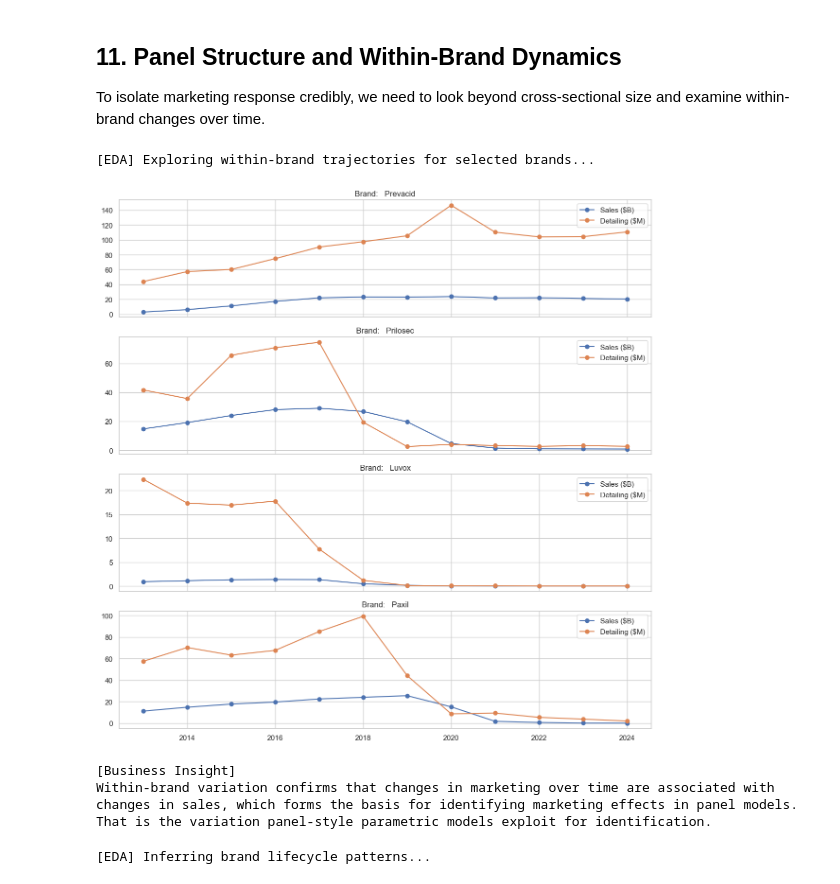
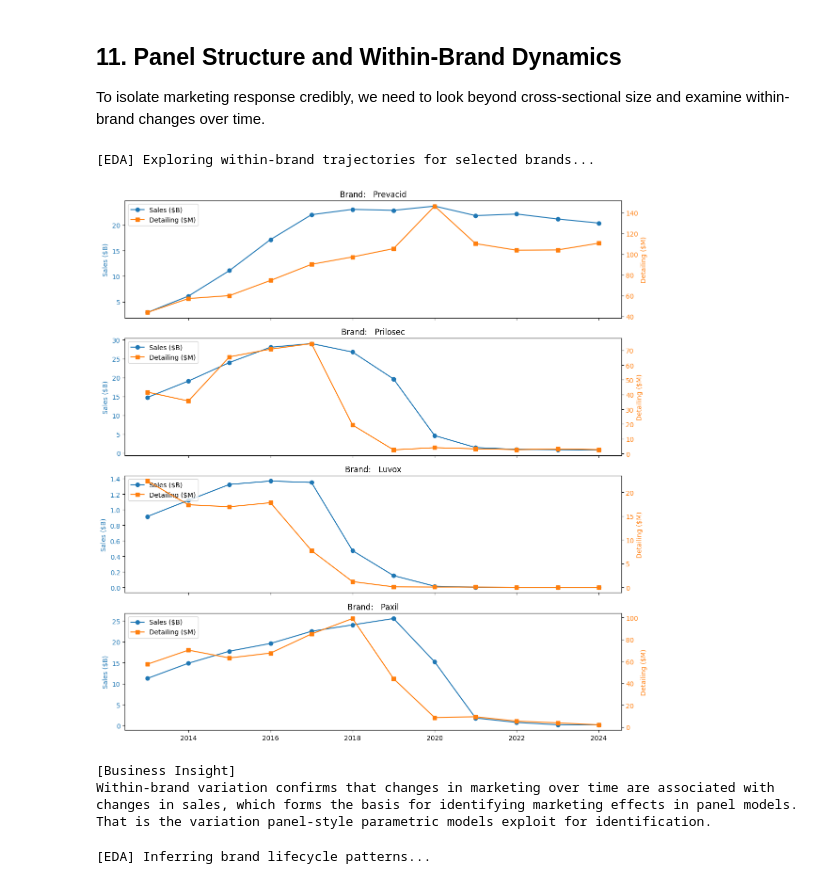
Before and after one commit to deenuy/mmai-marketing-rx-sales-forecasting, a Jupyter notebook: 01_eda_v4.ipynb, the cells around one changed output. Cells and saved outputs as stored; diff of their text form; code cells hidden in the pictures.

```diff
--- a/01_eda_v4.ipynb
+++ b/01_eda_v4.ipynb
@@ -904,26 +924,38 @@ To isolate marketing response credibly, we need to look beyond cross-sectional s
 # %%
 print("\n[EDA] Exploring within-brand trajectories for selected brands...")
 
 sample_agents = df["agent"].drop_duplicates().head(4).tolist()
 
 fig, axes = plt.subplots(len(sample_agents), 1, figsize=(12, 12), sharex=True)
 
 for i, a in enumerate(sample_agents):
     temp = df[df["agent"] == a].sort_values("year")
-    axes[i].plot(temp["year"], temp["actual_sales"], marker="o", label="Sales ($B)")
-    axes[i].plot(temp["year"], temp["detailing"], marker="o", label="Detailing ($M)")
+
+    color_sales = "#1f77b4"
+    axes[i].plot(temp["year"], temp["actual_sales"], marker="o", color=color_sales, label="Sales ($B)")
+    axes[i].set_ylabel("Sales ($B)", color=color_sales)
+    axes[i].tick_params(axis="y", labelcolor=color_sales)
+
+    ax_right = axes[i].twinx()
+    color_detail = "#ff7f0e"
+    ax_right.plot(temp["year"], temp["detailing"], marker="s", color=color_detail, label="Detailing ($M)")
+    ax_right.set_ylabel("Detailing ($M)", color=color_detail)
+    ax_right.tick_params(axis="y", labelcolor=color_detail)
+
     axes[i].set_title(f"Brand: {a}")
-    axes[i].legend()
+    lines_1, labels_1 = axes[i].get_legend_handles_labels()
+    lines_2, labels_2 = ax_right.get_legend_handles_labels()
+    axes[i].legend(lines_1 + lines_2, labels_1 + labels_2, loc="upper left")
 
 plt.tight_layout()
 plt.show()
 
 print("\n[Business Insight]")
 print("Within-brand variation confirms that changes in marketing over time are associated with changes in sales, which forms the basis for identifying marketing effects in panel models.")
 print("That is the variation panel-style parametric models exploit for identification.")
 # %% [output]
 [EDA] Exploring within-brand trajectories for selected brands...
-[figure, old version]
+[figure, new version]
 [Business Insight]
 Within-brand variation confirms that changes in marketing over time are associated with changes in sales, which forms the basis for identifying marketing effects in panel models.
 That is the variation panel-style parametric models exploit for identification.
```
Also changed, not shown: parts of 2 cells of this notebook.
